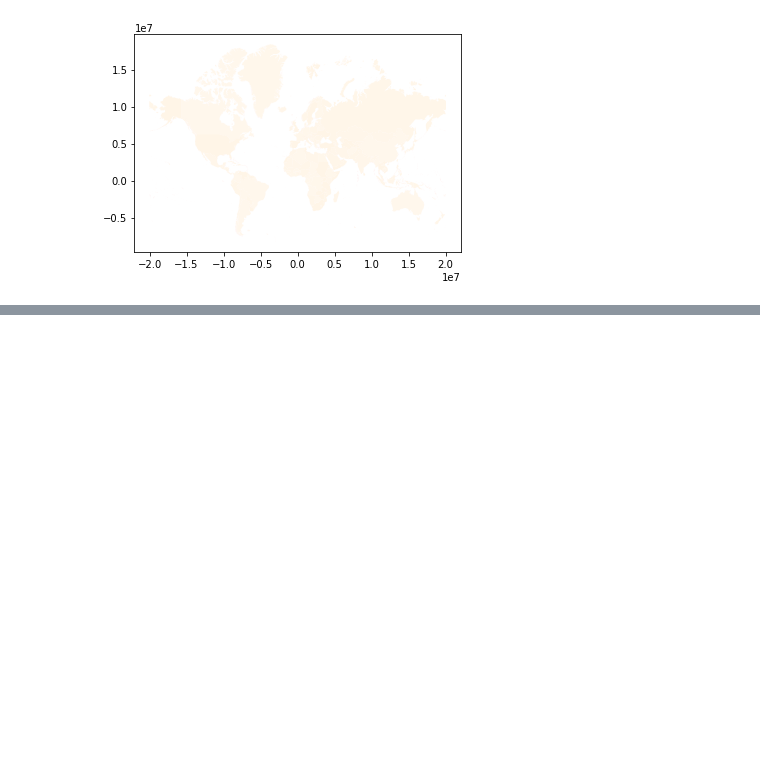
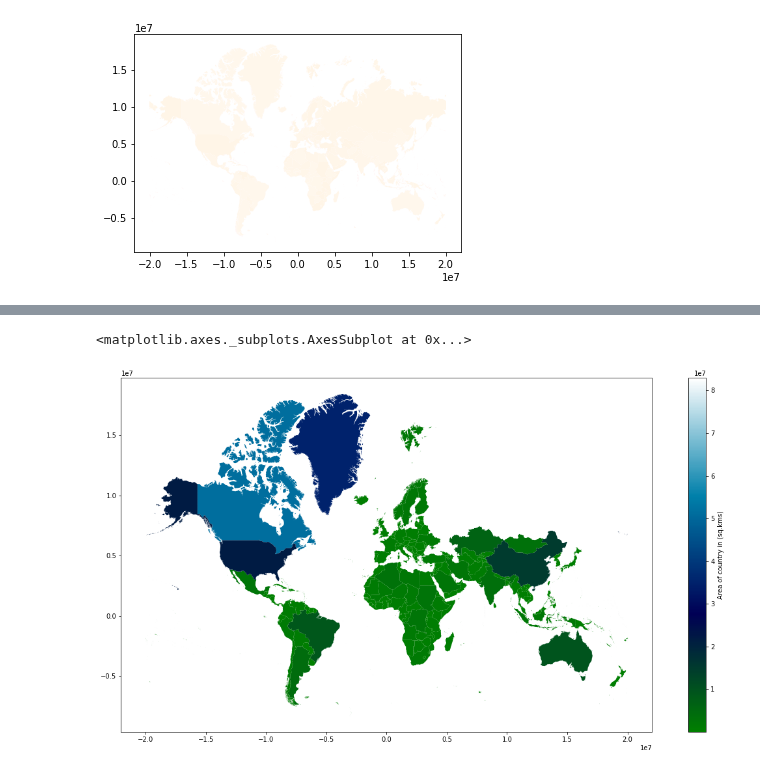
Before and after one commit to Eswa2020/data-prep-project, a Jupyter notebook: geopandas.ipynb, the cells around one changed output, grey strips where cells are left out. Cells and saved outputs as stored; diff of their text form; code cells hidden in the pictures; blank space fills up the shorter version.

```diff
--- a/geopandas.ipynb
+++ b/geopandas.ipynb
@@ -195,0 +228,7 @@ world_data3.plot(column='NAME',cmap='OrRd',scheme='quantiles')
+# %%
+#increasing size of figure/map
+
+world_data3.plot(column='area',cmap='ocean',legend=True,legend_kwds={'label':'Area of country in (sq.kms)'},figsize=(20,10))
+# %% [output]
+<matplotlib.axes._subplots.AxesSubplot at 0x...>
+[figure, added]
```
Also changed, not shown: parts of 7 cells of this notebook.
